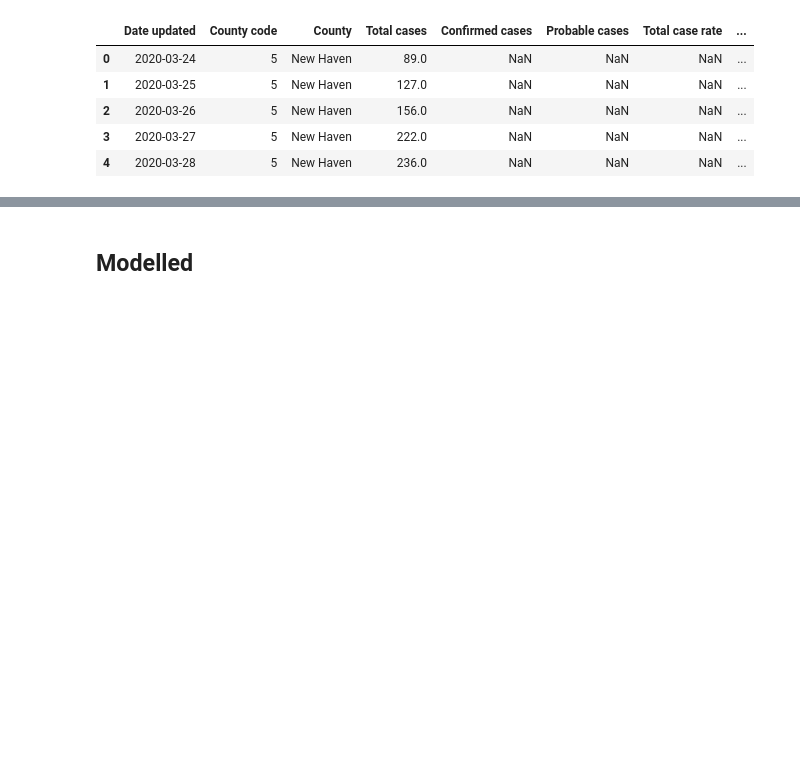
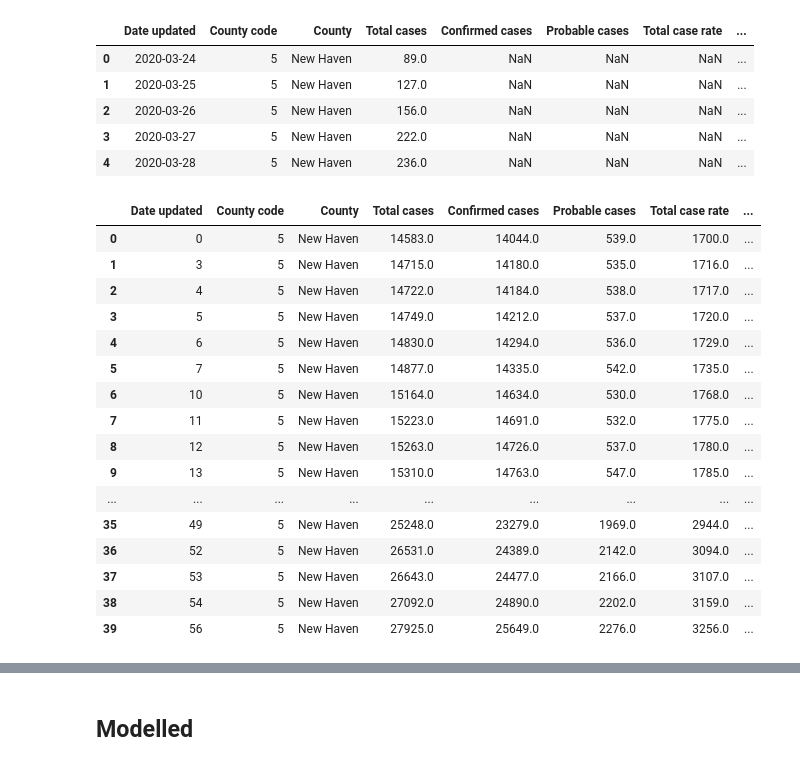
Before and after one commit to leo-pfeiffer/epi-sim, a Jupyter notebook: lib/experiments/4_model_validation.ipynb, the cells around one changed output, grey strips where cells are left out. Saved outputs shown, nothing was run; the diff lists cells and outputs as text; code cells hidden in the pictures; blank space fills up the shorter version.

```diff
--- a/lib/experiments/4_model_validation.ipynb
+++ b/lib/experiments/4_model_validation.ipynb
@@ -87,6 +93,26 @@ new_haven_covid.head()
 # %%
 start_date = new_haven_covid.loc[0, 'Date updated'].date()
 new_haven_covid['Date updated'] = new_haven_covid['Date updated'].apply(lambda x: (x.date() - start_date).days)
+# %%
+new_haven_covid.head(40)
+# %% [output]
+|  | Date updated | County code | County | Total cases | Confirmed cases | Probable cases | Total case rate | ... |
+| 0 | 0 | 5 | New Haven | 14583.0 | 14044.0 | 539.0 | 1700.0 | ... |
+| 1 | 3 | 5 | New Haven | 14715.0 | 14180.0 | 535.0 | 1716.0 | ... |
+| 2 | 4 | 5 | New Haven | 14722.0 | 14184.0 | 538.0 | 1717.0 | ... |
+| 3 | 5 | 5 | New Haven | 14749.0 | 14212.0 | 537.0 | 1720.0 | ... |
+| 4 | 6 | 5 | New Haven | 14830.0 | 14294.0 | 536.0 | 1729.0 | ... |
+| 5 | 7 | 5 | New Haven | 14877.0 | 14335.0 | 542.0 | 1735.0 | ... |
+| 6 | 10 | 5 | New Haven | 15164.0 | 14634.0 | 530.0 | 1768.0 | ... |
+| 7 | 11 | 5 | New Haven | 15223.0 | 14691.0 | 532.0 | 1775.0 | ... |
+| 8 | 12 | 5 | New Haven | 15263.0 | 14726.0 | 537.0 | 1780.0 | ... |
+| 9 | 13 | 5 | New Haven | 15310.0 | 14763.0 | 547.0 | 1785.0 | ... |
+| ... | ... | ... | ... | ... | ... | ... | ... | ... |
+| 35 | 49 | 5 | New Haven | 25248.0 | 23279.0 | 1969.0 | 2944.0 | ... |
+| 36 | 52 | 5 | New Haven | 26531.0 | 24389.0 | 2142.0 | 3094.0 | ... |
+| 37 | 53 | 5 | New Haven | 26643.0 | 24477.0 | 2166.0 | 3107.0 | ... |
+| 38 | 54 | 5 | New Haven | 27092.0 | 24890.0 | 2202.0 | 3159.0 | ... |
+| 39 | 56 | 5 | New Haven | 27925.0 | 25649.0 | 2276.0 | 3256.0 | ... |
 # %%
 new_haven_covid.head()
 # %% [output]
```
Also changed, not shown: parts of 13 cells of this notebook.
